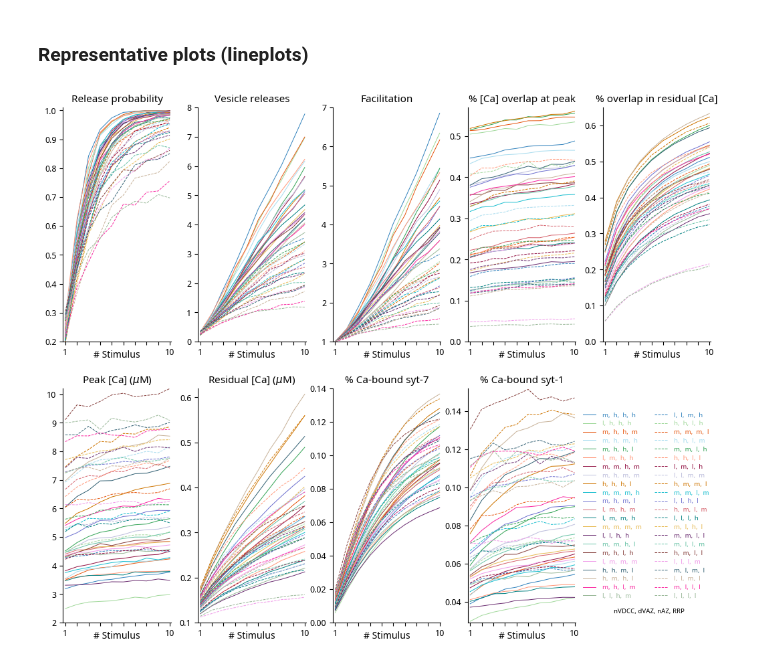
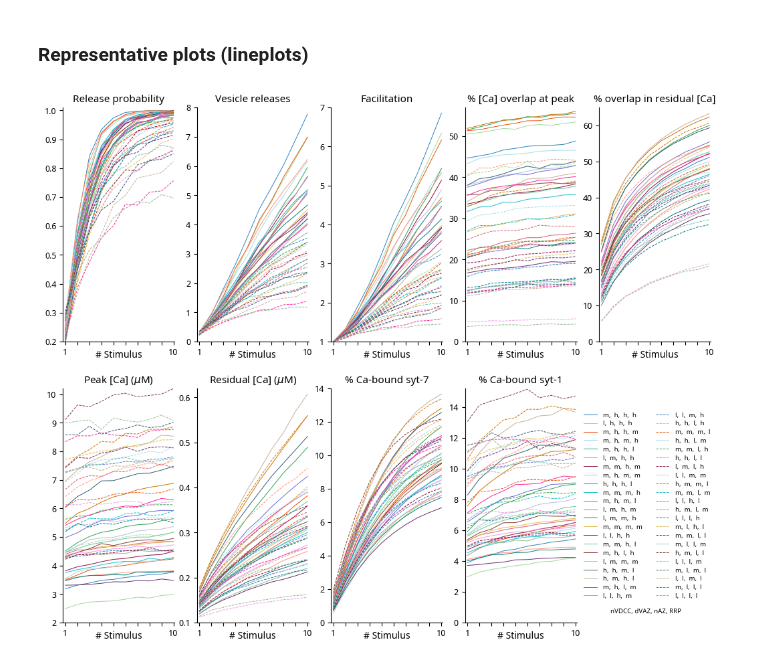
Before and after one commit to nishs1729/MFB, a Jupyter notebook: scripts_plotting/control.ipynb, the cells around one changed output. Cells and saved outputs as stored; diff of their text form; code cells hidden in the pictures.

Commit message:
single control plot

```diff
--- a/scripts_plotting/control.ipynb
+++ b/scripts_plotting/control.ipynb
@@ -187,12 +193,12 @@ for nv, dv, naz, rrp in product(range(3), repeat=4):
         'rel': data_pr['Rel'],
         'mvu': data_pr['Rel']/data_pr['Pr'],
         'facil': data_pr['Rel']*data_pr['Pr'][0]/data_pr['Pr']/data_pr['Rel'][0],
-        'avg_peak_overlap': avg_peak_overlap,
-        'avg_basal_overlap': avg_basal_overlap,
+        'avg_peak_overlap': avg_peak_overlap*100, # convert to percentage
+        'avg_basal_overlap': avg_basal_overlap*100, # convert to percentage
         'avg_ca_peak': ca_peak,
         'avg_res_ca': ca_res,
-        'avg_ca_syt7_peak': ca_syt7_peak,
-        'avg_ca_syt1_peak': ca_syt1_peak
+        'avg_ca_syt7_peak': ca_syt7_peak*100, # convert to percentage
+        'avg_ca_syt1_peak': ca_syt1_peak*100  # convert to percentage
     }
 
 
@@ -212,6 +212,6 @@ textsize_lp = 7
 # %%
 fig, ax = plt.subplots(2,5, sharex=False, figsize=(12.5,10))
-fig.subplots_adjust(hspace=0.2, wspace=0.25)
+fig.subplots_adjust(hspace=0.2, wspace=0.2)
 for i, key in enumerate(keys):
     y_sorted = [list(y_data[des][key]) for des in des_sorted]
     x = list(range(1,11))
@@ -219,38 +219,38 @@ for i, key in enumerate(keys):
         # print(y)
         # label = [k for k, v in y_data.items() if list(v) == list(y)][0]
         ax[i//5,i%5].plot(x, y, label=des_sorted[j],
                    # marker='.', markersize=4,
                    linestyle=marker[j//22],
                    linewidth=0.7, color=cpall[j%22])
 
     ax[i//5,i%5].set_xlim(0.8,10.1)
     ax[i//5,i%5].spines[['right', 'top']].set_visible(False)
 
     ax[i//5,i%5].set_title(title_text[key], fontsize=titlesize_lp)
     # ax[i//5,i%5].set_xticks([1,4,7,10], [1,4,7,10], fontsize=ticklabelsize_lp)
     ax[i//5,i%5].set_xticks(range(1,11), [1]+['']*8+[10])#, fontsize=ticklabelsize_lp)
     ax[i//5,i%5].tick_params(axis='both', labelsize=ticklabelsize_lp)
     ax[i//5,i%5].set_xlabel('# Stimulus', labelpad=-7, fontsize=labelsize_lp)
 
 ax[-1,-2].legend(frameon=False, loc='center left', bbox_to_anchor=(1.01, 0.5),
               fontsize=legendsize_lp, handletextpad=1, handlelength=2, ncol=2,
-              labelspacing=0.4, labelcolor='linecolor')
+              labelspacing=0.4)#, labelcolor='linecolor')
 
 ax[-1,-1].text(0.1, 0.04, 'nVDCC, dVAZ, nAZ, RRP', size=textsize_lp, color=cpdark[-1])
 
 ax[0,0].set_ylim(0.2,1.01)
 ax[0,1].set_ylim(0,8)
 ax[0,2].set_ylim(1,7)
-ax[0,3].set_ylim(0,0.57)
-ax[0,4].set_ylim(0,0.65)
+ax[0,3].set_ylim(0,57)
+ax[0,4].set_ylim(0,65)
 ax[1,0].set_ylim(2,10.2)
 ax[1,1].set_ylim(0.1,0.62)
-ax[1,2].set_ylim(0,0.14)
-ax[1,3].set_ylim(0.029,0.152)
+ax[1,2].set_ylim(0,14)
+ax[1,3].set_ylim(0,15.2)
 ax[-1,-1].axis('off')
 
 plt.show()
-# fig.savefig(os.path.join(figPath, 'rep_plots.svg'), dpi=300,
-#             bbox_inches='tight', transparent=True)
+fig.savefig(os.path.join(figPath, 'rep_plots.svg'), dpi=300,
+            bbox_inches='tight', transparent=True)
 # %% [output]
-[figure, old version]
+[figure, new version]
```
Also changed, not shown: parts of 2 cells of this notebook, 2 other files.
